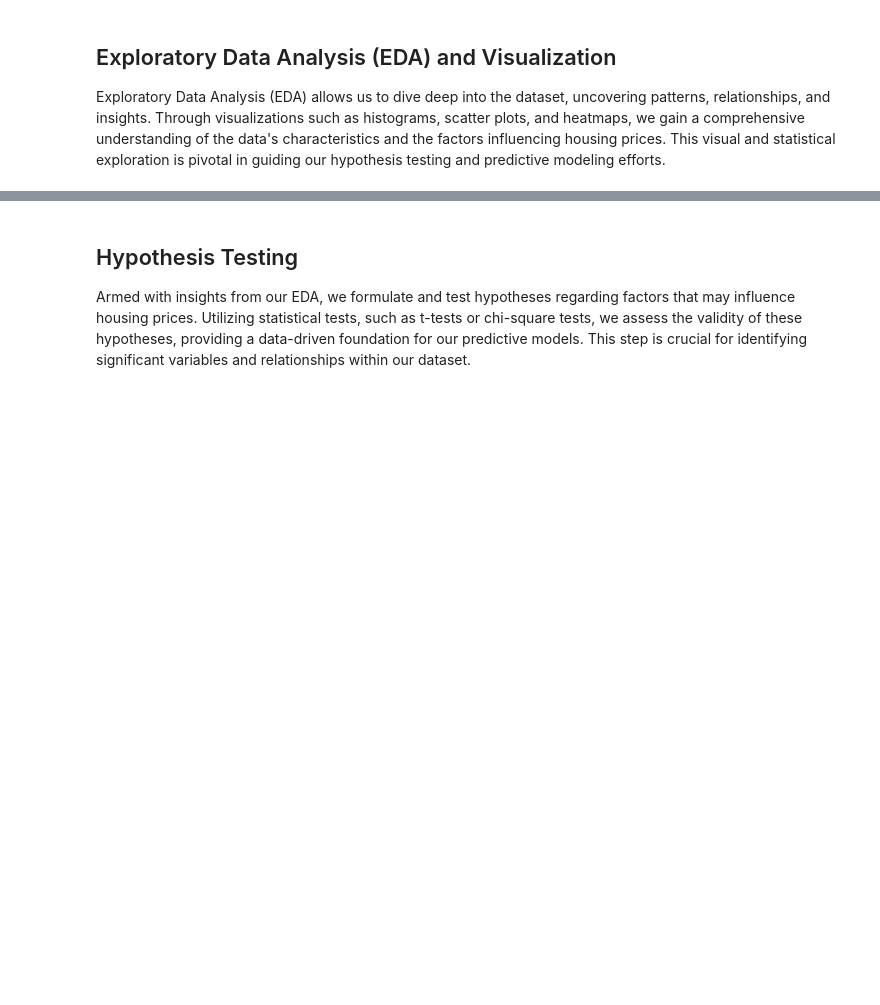
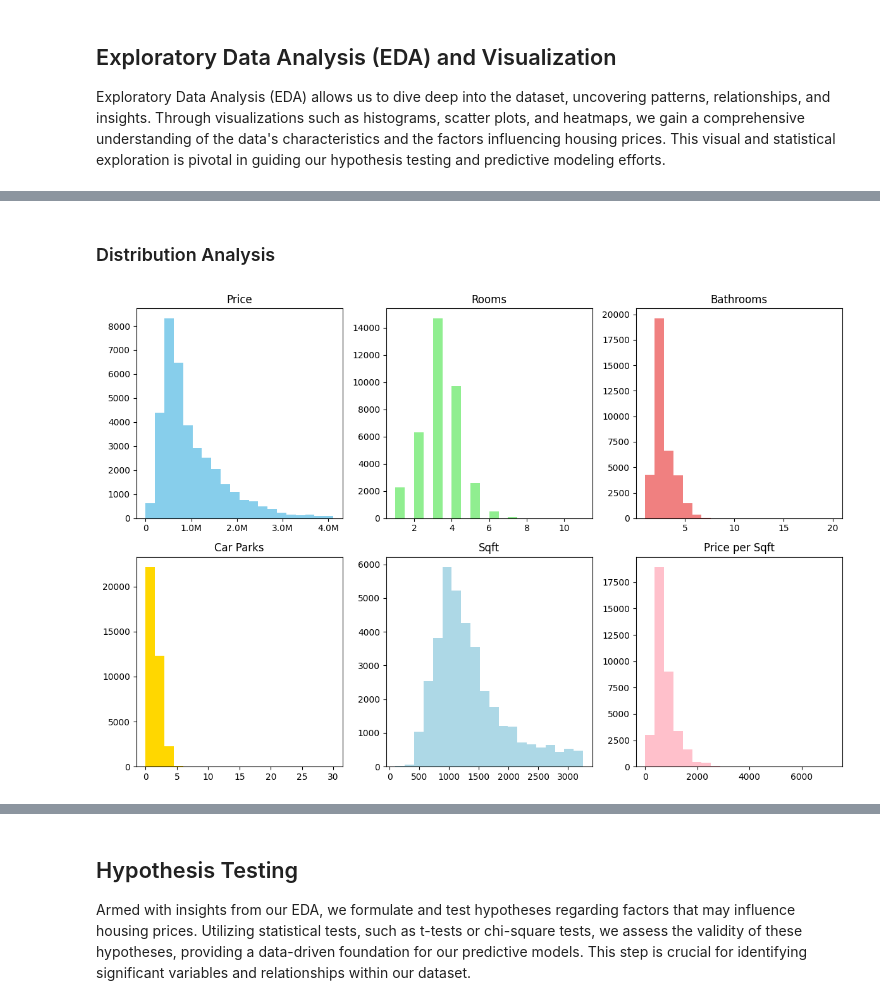
Before and after one commit to Zeqhx/Machine-Learning-Project, a Jupyter notebook: wif3009project/main.ipynb, the cells around one changed output, grey strips where cells are left out. Cells and saved outputs as stored; diff of their text form; code cells hidden in the pictures; blank space fills up the shorter version.

Commit message:
initial visualisation

```diff
--- a/wif3009project/main.ipynb
+++ b/wif3009project/main.ipynb
@@ -315,0 +353,46 @@ Exploratory Data Analysis (EDA) allows us to dive deep into the dataset, uncover
+# %% [markdown]
+### Distribution Analysis
+# %%
+import matplotlib.pyplot as plt
+import matplotlib.ticker as ticker
+
+# Create subplots for histograms
+fig, axs = plt.subplots(2, 3, figsize=(12, 8))
+
+# Plot histograms for 'Price', 'Rooms', 'Bathrooms', 'Car Parks', 'Sqft', and 'Price per Sqft'
+
+# Custom formatter function to display numbers in thousands (K) and millions (M)
+def custom_formatter(x, pos):
+    if x >= 1e6:  # If 1 million or more
+        return '{:,.1f}M'.format(x*1e-6)  # Convert to M
+    elif x >= 1e3:  # If 1 thousand or more
+        return '{:,.0f}K'.format(x*1e-3)  # Convert to K
+    else:
+        return '{:,.0f}'.format(x)  # No suffix
+
+axs[0, 0].hist(df['Price'], bins=20, color='skyblue')
+axs[0, 0].set_title('Price')
+axs[0,0].xaxis.set_major_formatter(ticker.FuncFormatter(custom_formatter))
+
+axs[0, 1].hist(df['Rooms'], bins=20, color='lightgreen')
+axs[0, 1].set_title('Rooms')
+
+axs[0, 2].hist(df['Bathrooms'], bins=20, color='lightcoral')
+axs[0, 2].set_title('Bathrooms')
+
+axs[1, 0].hist(df['Car Parks'], bins=20, color='gold')
+axs[1, 0].set_title('Car Parks')
+
+axs[1, 1].hist(df['Sqft'], bins=20, color='lightblue')
+axs[1, 1].set_title('Sqft')
+
+axs[1, 2].hist(df['Price per Sqft'], bins=20, color='pink')
+axs[1, 2].set_title('Price per Sqft')
+
+# Adjust spacing between subplots
+plt.tight_layout()
+
+# Show the plots
+plt.show()
+# %% [output]
+[figure, added]
```
Also changed, not shown: parts of 5 cells of this notebook.
